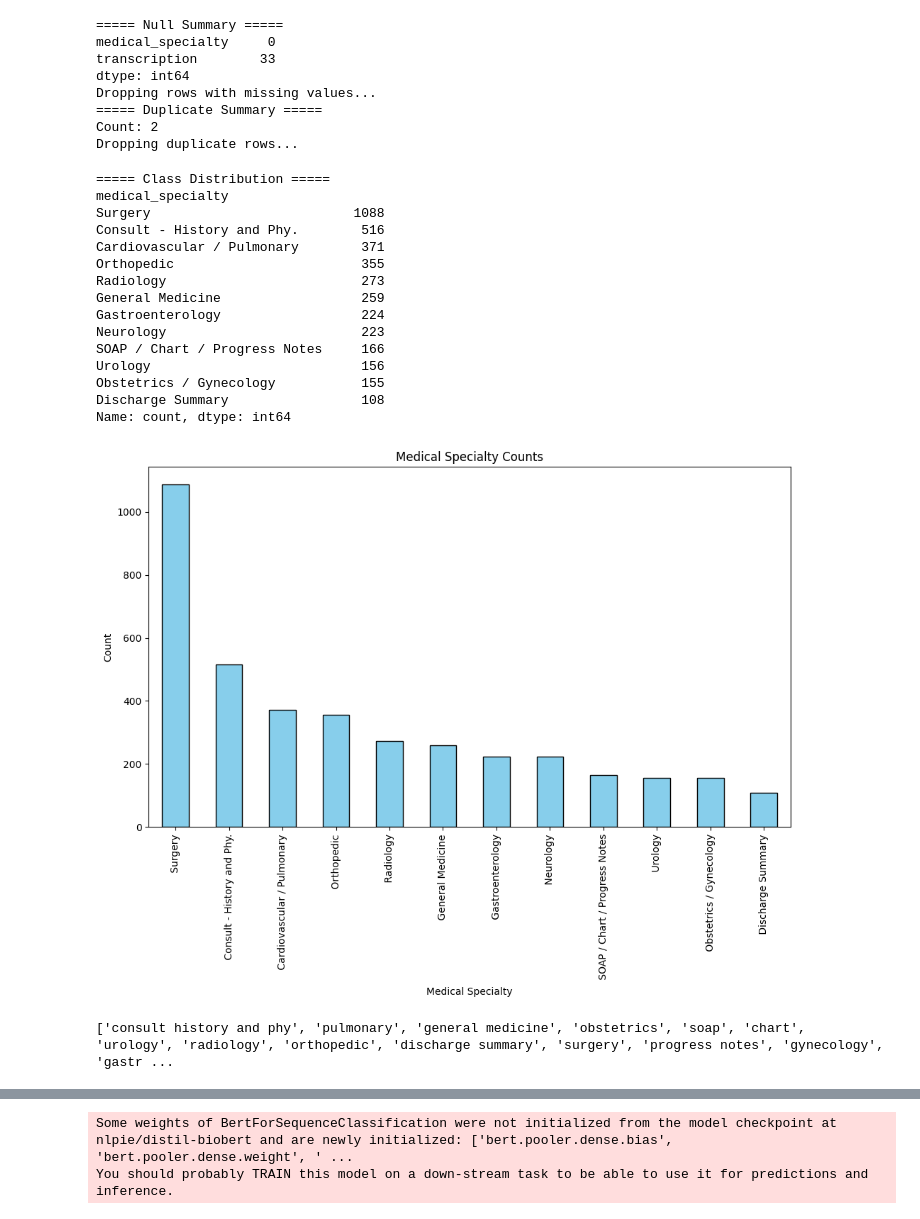
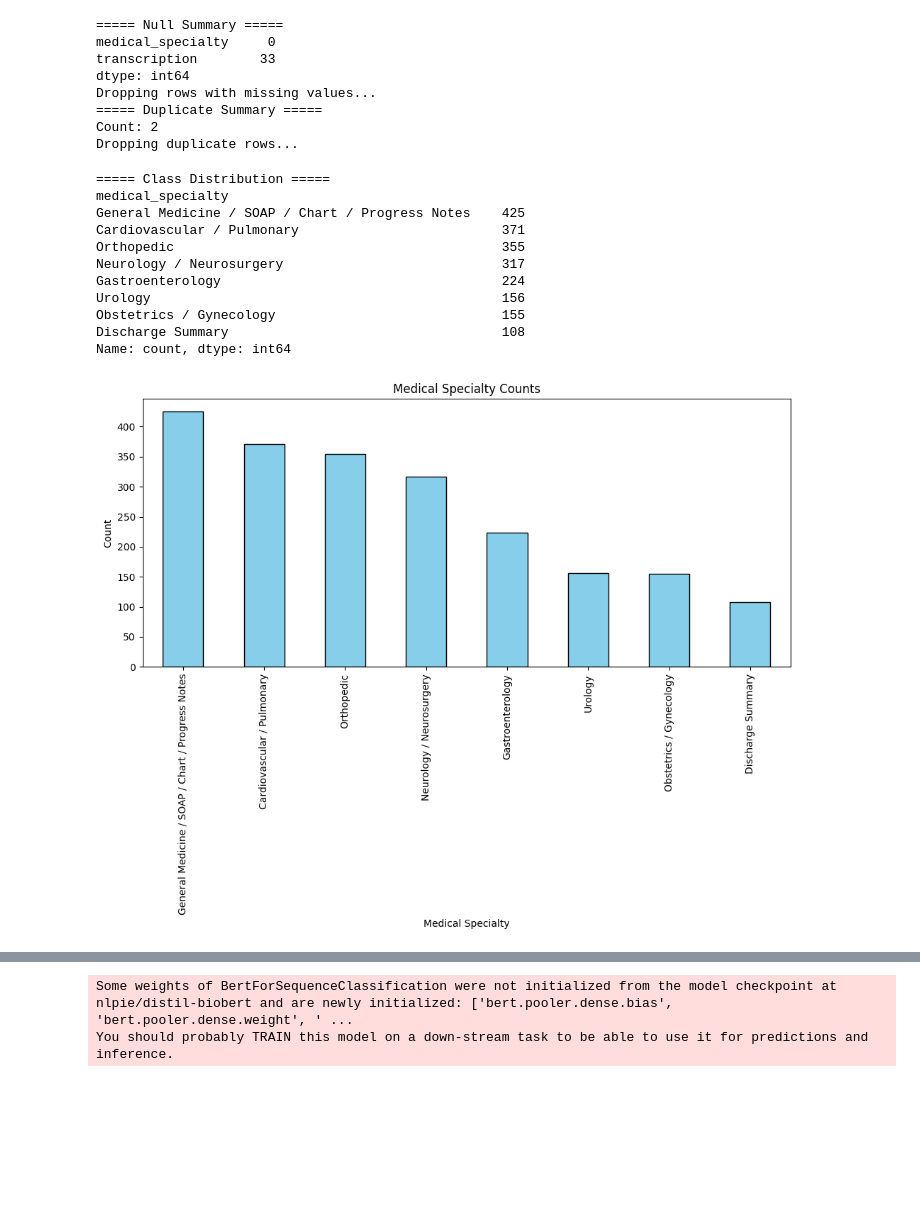
Before and after one commit to ai574-sec1-group3-summer-2025/pocs, a Jupyter notebook: speciality_classification/distilbiobert.ipynb, the cells around one changed output, grey strips where cells are left out. Saved outputs shown, nothing was run; the diff lists cells and outputs as text; code cells hidden in the pictures; blank space fills up the shorter version.

```diff
--- a/speciality_classification/distilbiobert.ipynb
+++ b/speciality_classification/distilbiobert.ipynb
@@ -39,6 +35,7 @@ df.head()
 utils = DataUtils()
 df = utils.handle_nulls(df)
 df = utils.handle_duplicates(df)
+df['medical_specialty'] = df['medical_specialty'].str.strip()
 # %% [output]
 ===== Null Summary =====
 medical_specialty     0
@@ -49,36 +46,32 @@ Dropping rows with missing values...
 Count: 2
 Dropping duplicate rows...
 # %%
+excluded_specialities = [
+    'Surgery', 'Consult - History and Phy.',  'Radiology'
+]
+df = df[~df['medical_specialty'].isin(excluded_specialities)]
+
+df['medical_specialty'] = df['medical_specialty'].apply(
+    lambda x: 'Neurology / Neurosurgery' if x in ['Neurology', 'Neurosurgery'] else x
+)
+
+df['medical_specialty'] = df['medical_specialty'].apply(
+    lambda x: 'General Medicine / SOAP / Chart / Progress Notes' if x in ['General Medicine', 'SOAP / Chart / Progress Notes'] else x
+)
+
 speciality_count = utils.class_distribution(df.medical_specialty, verbose=False)
-filtered_df = df[df.medical_specialty.isin(speciality_count[speciality_count >= MIN_SPECIALITY_THRESHOLD].index)]
-_ = utils.class_distribution(filtered_df.medical_specialty, 'Medical Specialty', show_plot=True)
+df = df[df.medical_specialty.isin(speciality_count[speciality_count >= MIN_SPECIALITY_THRESHOLD].index)]
+_ = utils.class_distribution(df.medical_specialty, 'Medical Specialty', show_plot=True)
 # %% [output]
 ===== Class Distribution =====
 medical_specialty
-Surgery                          1088
-Consult - History and Phy.        516
-Cardiovascular / Pulmonary        371
-Orthopedic                        355
-Radiology                         273
-General Medicine                  259
-Gastroenterology                  224
-Neurology                         223
-SOAP / Chart / Progress Notes     166
-Urology                           156
-Obstetrics / Gynecology           155
-Discharge Summary                 108
+General Medicine / SOAP / Chart / Progress Notes    425
+Cardiovascular / Pulmonary                          371
+Orthopedic                                          355
+Neurology / Neurosurgery                            317
+Gastroenterology                                    224
+Urology                                             156
+Obstetrics / Gynecology                             155
+Discharge Summary                                   108
 Name: count, dtype: int64
-[figure, old version]
+[figure, new version]
-# %%
-medical_specialties = filtered_df.medical_specialty.unique()
-keyphrase = [utils.clean_text(item) for sublist in medical_specialties for item in sublist.split('/')]
-keyphrase = list(set(keyphrase))
-print(keyphrase)
-
-def prefix_keywords(text, keywords):
-    for keyword in keywords:
-        if keyword in text:
-            text = f"{keyword} {text}"
-    return text
-# %% [output]
-['consult history and phy', 'pulmonary', 'general medicine', 'obstetrics', 'soap', 'chart', 'urology', 'radiology', 'orthopedic', 'discharge summary', 'surgery', 'progress notes', 'gynecology', 'gastr ...
```
Also changed, not shown: parts of 11 cells of this notebook, 1 other file.
